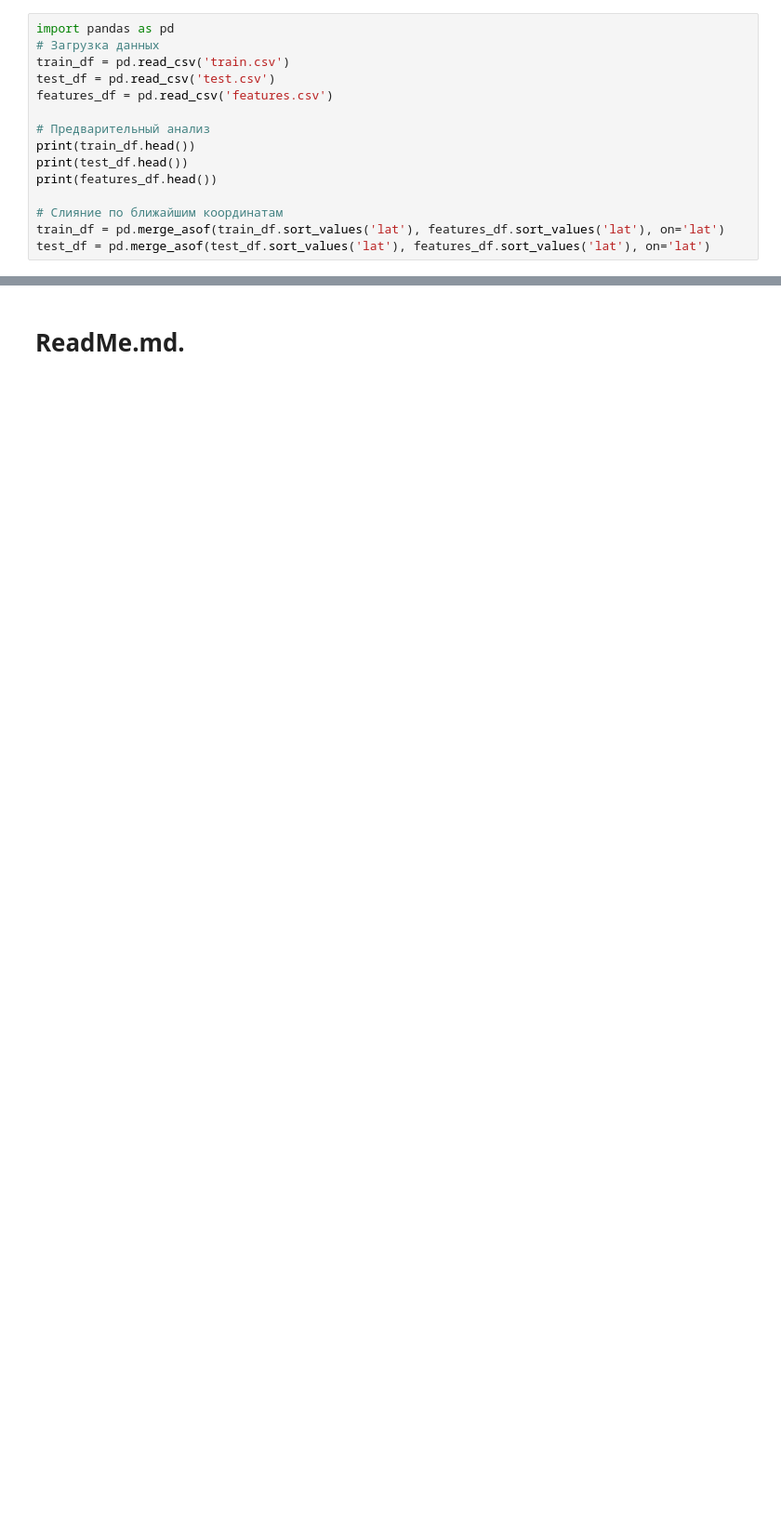
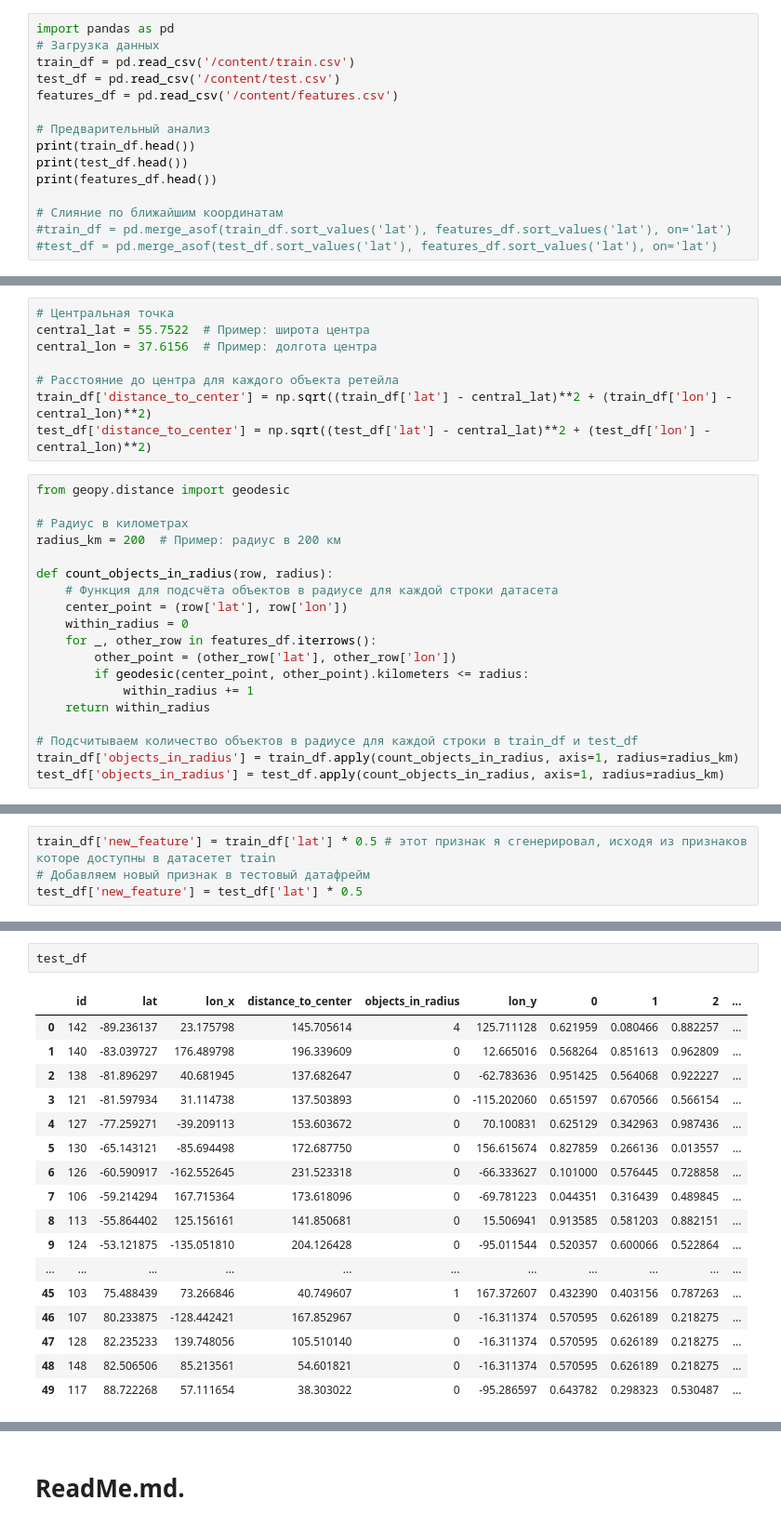
Before and after one commit to Artuom-collab/VK_Hackaton, a Jupyter notebook: Профильная_задача_стажировки_VK.ipynb, the cells around one changed output, grey strips where cells are left out. Shown: that part at 93% size. Cells and saved outputs as stored; diff of their text form; blank space fills up the shorter version.

```diff
--- a/Профильная_задача_стажировки_VK.ipynb
+++ b/Профильная_задача_стажировки_VK.ipynb
@@ -5,9 +89,9 @@
 # %%
 import pandas as pd
 # Загрузка данных
-train_df = pd.read_csv('train.csv')
-test_df = pd.read_csv('test.csv')
-features_df = pd.read_csv('features.csv')
+train_df = pd.read_csv('/content/train.csv')
+test_df = pd.read_csv('/content/test.csv')
+features_df = pd.read_csv('/content/features.csv')
 
 # Предварительный анализ
 print(train_df.head())
@@ -15,5 +99,5 @@ print(test_df.head())
 print(features_df.head())
 
 # Слияние по ближайшим координатам
-train_df = pd.merge_asof(train_df.sort_values('lat'), features_df.sort_values('lat'), on='lat')
-test_df = pd.merge_asof(test_df.sort_values('lat'), features_df.sort_values('lat'), on='lat')
+#train_df = pd.merge_asof(train_df.sort_values('lat'), features_df.sort_values('lat'), on='lat')
+#test_df = pd.merge_asof(test_df.sort_values('lat'), features_df.sort_values('lat'), on='lat')
@@ -41,0 +132,27 @@ train_df['new_feature'] = train_df['lat'] * 0.5 - # этот признак я
+# %%
+# Центральная точка
+central_lat = 55.7522  # Пример: широта центра
+central_lon = 37.6156  # Пример: долгота центра
+
+# Расстояние до центра для каждого объекта ретейла
+train_df['distance_to_center'] = np.sqrt((train_df['lat'] - central_lat)**2 + (train_df['lon'] - central_lon)**2)
+test_df['distance_to_center'] = np.sqrt((test_df['lat'] - central_lat)**2 + (test_df['lon'] - central_lon)**2)
+# %%
+from geopy.distance import geodesic
+
+# Радиус в километрах
+radius_km = 200  # Пример: радиус в 200 км
+
+def count_objects_in_radius(row, radius):
+    # Функция для подсчёта объектов в радиусе для каждой строки датасета
+    center_point = (row['lat'], row['lon'])
+    within_radius = 0
+    for _, other_row in features_df.iterrows():
+        other_point = (other_row['lat'], other_row['lon'])
+        if geodesic(center_point, other_point).kilometers <= radius:
+            within_radius += 1
+    return within_radius
+
+# Подсчитываем количество объектов в радиусе для каждой строки в train_df и test_df
+train_df['objects_in_radius'] = train_df.apply(count_objects_in_radius, axis=1, radius=radius_km)
+test_df['objects_in_radius'] = test_df.apply(count_objects_in_radius, axis=1, radius=radius_km)
@@ -41,0 +163,4 @@ train_df['new_feature'] = train_df['lat'] * 0.5 - # этот признак я
+# %%
+train_df['new_feature'] = train_df['lat'] * 0.5 # этот признак я сгенерировал, исходя из признаков которе доступны в датасетет train
+# Добавляем новый признак в тестовый датафрейм
+test_df['new_feature'] = test_df['lat'] * 0.5
@@ -41,0 +183,20 @@ train_df['new_feature'] = train_df['lat'] * 0.5 - # этот признак я
+# %%
+test_df
+# %% [output]
+|  | id | lat | lon_x | distance_to_center | objects_in_radius | lon_y | 0 | 1 | 2 | ... |
+| 0 | 142 | -89.236137 | 23.175798 | 145.705614 | 4 | 125.711128 | 0.621959 | 0.080466 | 0.882257 | ... |
+| 1 | 140 | -83.039727 | 176.489798 | 196.339609 | 0 | 12.665016 | 0.568264 | 0.851613 | 0.962809 | ... |
+| 2 | 138 | -81.896297 | 40.681945 | 137.682647 | 0 | -62.783636 | 0.951425 | 0.564068 | 0.922227 | ... |
+| 3 | 121 | -81.597934 | 31.114738 | 137.503893 | 0 | -115.202060 | 0.651597 | 0.670566 | 0.566154 | ... |
+| 4 | 127 | -77.259271 | -39.209113 | 153.603672 | 0 | 70.100831 | 0.625129 | 0.342963 | 0.987436 | ... |
+| 5 | 130 | -65.143121 | -85.694498 | 172.687750 | 0 | 156.615674 | 0.827859 | 0.266136 | 0.013557 | ... |
+| 6 | 126 | -60.590917 | -162.552645 | 231.523318 | 0 | -66.333627 | 0.101000 | 0.576445 | 0.728858 | ... |
+| 7 | 106 | -59.214294 | 167.715364 | 173.618096 | 0 | -69.781223 | 0.044351 | 0.316439 | 0.489845 | ... |
+| 8 | 113 | -55.864402 | 125.156161 | 141.850681 | 0 | 15.506941 | 0.913585 | 0.581203 | 0.882151 | ... |
+| 9 | 124 | -53.121875 | -135.051810 | 204.126428 | 0 | -95.011544 | 0.520357 | 0.600066 | 0.522864 | ... |
+| ... | ... | ... | ... | ... | ... | ... | ... | ... | ... | ... |
+| 45 | 103 | 75.488439 | 73.266846 | 40.749607 | 1 | 167.372607 | 0.432390 | 0.403156 | 0.787263 | ... |
+| 46 | 107 | 80.233875 | -128.442421 | 167.852967 | 0 | -16.311374 | 0.570595 | 0.626189 | 0.218275 | ... |
+| 47 | 128 | 82.235233 | 139.748056 | 105.510140 | 0 | -16.311374 | 0.570595 | 0.626189 | 0.218275 | ... |
+| 48 | 148 | 82.506506 | 85.213561 | 54.601821 | 0 | -16.311374 | 0.570595 | 0.626189 | 0.218275 | ... |
+| 49 | 117 | 88.722268 | 57.111654 | 38.303022 | 0 | -95.286597 | 0.643782 | 0.298323 | 0.530487 | ... |
```
Also changed, not shown: parts of 19 cells of this notebook.
